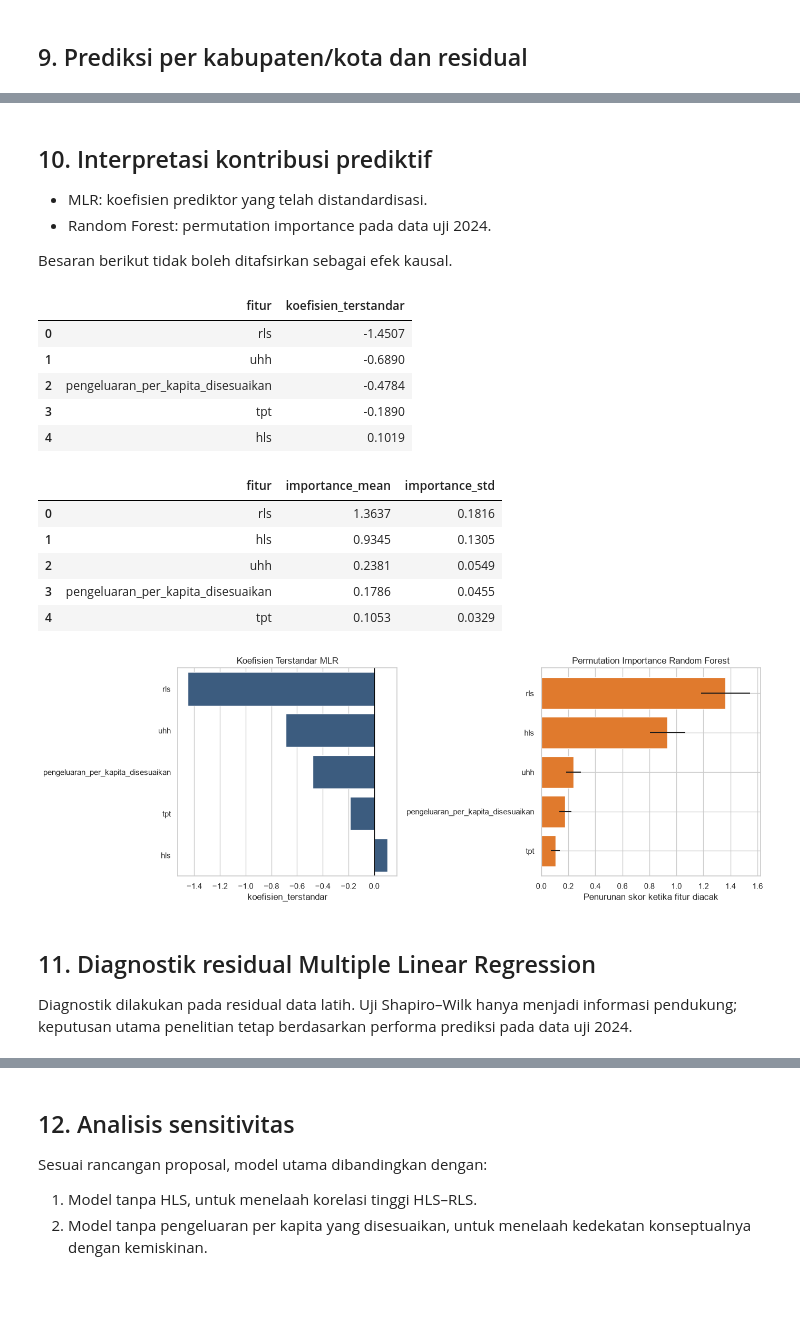
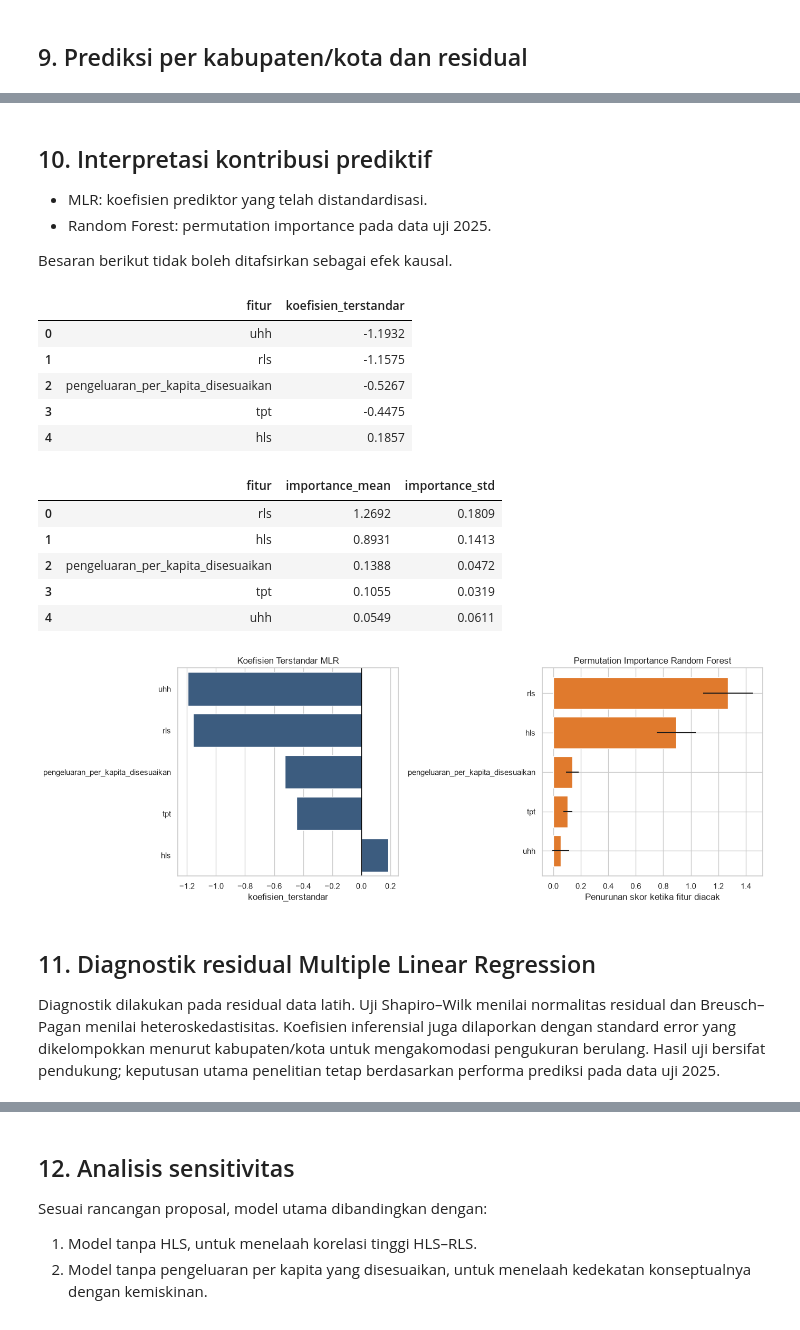
Before and after one commit to SYFDNNN/Kemiskinan-Jawa-Tengah-2020-2025, a Jupyter notebook: notebooks/pemodelan_kemiskinan_jateng.ipynb, the cells around one changed output, grey strips where cells are left out. Cells and saved outputs as stored; diff of their text form; code cells hidden in the pictures; blank space fills up the shorter version.

```diff
--- a/notebooks/pemodelan_kemiskinan_jateng.ipynb
+++ b/notebooks/pemodelan_kemiskinan_jateng.ipynb
@@ -461,18 +577,18 @@ VIF di atas 5 perlu ditelaah, bukan otomatis menjadi alasan menghapus fitur.
 Tidak digunakan pembagian acak karena observasi mempunyai dimensi waktu.
 # %%
 model_data = master.sort_values(["tahun", "kode_wilayah"]).reset_index(drop=True)
-train_df = model_data.loc[model_data["tahun"] <= 2023].reset_index(drop=True)
-test_df = model_data.loc[model_data["tahun"] == 2024].reset_index(drop=True)
+train_df = model_data.loc[model_data["tahun"] <= 2024].reset_index(drop=True)
+test_df = model_data.loc[model_data["tahun"] == 2025].reset_index(drop=True)
 
 X_train = train_df[FEATURES]
 y_train = train_df[TARGET]
 X_test = test_df[FEATURES]
 y_test = test_df[TARGET]
 
-assert len(train_df) == 140
+assert len(train_df) == 175
 assert len(test_df) == 35
-assert set(train_df["tahun"].unique()) == {2020, 2021, 2022, 2023}
-assert set(test_df["tahun"].unique()) == {2024}
+assert set(train_df["tahun"].unique()) == {2020, 2021, 2022, 2023, 2024}
+assert set(test_df["tahun"].unique()) == {2025}
 
 print("Data latih:", X_train.shape, "| Data uji:", X_test.shape)
 # %% [output]
@@ -501,7 +618,7 @@ mlr.fit(X_train, y_train)
 
 train_year_array = train_df["tahun"].to_numpy()
 expanding_year_splits = []
-for validation_year in [2021, 2022, 2023]:
+for validation_year in [2021, 2022, 2023, 2024]:
     train_indices = np.where(train_year_array < validation_year)[0]
     validation_indices = np.where(train_year_array == validation_year)[0]
     expanding_year_splits.append((train_indices, validation_indices))
@@ -515,18 +632,28 @@ rf_parameter_space = {
 }
 
 rf_search = RandomizedSearchCV(
-    estimator=RandomForestRegressor(random_state=RANDOM_STATE, n_jobs=-1),
+    estimator=RandomForestRegressor(random_state=RANDOM_STATE, n_jobs=1),
     param_distributions=rf_parameter_space,
     n_iter=20,
     scoring="neg_mean_absolute_error",
     cv=expanding_year_splits,
     random_state=RANDOM_STATE,
-    n_jobs=-1,
+    n_jobs=1,
     refit=True,
     return_train_score=True,
 )
 rf_search.fit(X_train, y_train)
 rf_best = rf_search.best_estimator_
+rf_validation_results = (
+    pd.DataFrame(rf_search.cv_results_)
+    .assign(
+        mean_validation_mae=lambda frame: -frame["mean_test_score"],
+        std_validation_mae=lambda frame: frame["std_test_score"],
+    )
+    .sort_values("rank_test_score")
+    [["rank_test_score", "mean_validation_mae", "std_validation_mae", "params"]]
+    .reset_index(drop=True)
+)
 
 print("Parameter Random Forest terbaik:")
 display(pd.Series(rf_search.best_params_, name="nilai").to_frame())
@@ -640,7 +813,7 @@ plt.show()
 ## 10. Interpretasi kontribusi prediktif
 
 - MLR: koefisien prediktor yang telah distandardisasi.
-- Random Forest: permutation importance pada data uji 2024.
+- Random Forest: permutation importance pada data uji 2025.
 
 Besaran berikut tidak boleh ditafsirkan sebagai efek kausal.
 # %%
@@ -663,7 +836,7 @@ rf_permutation = permutation_importance(
     scoring="neg_mean_absolute_error",
     n_repeats=30,
     random_state=RANDOM_STATE,
-    n_jobs=-1,
+    n_jobs=1,
 )
 permutation_table = (
     pd.DataFrame(
@@ -680,48 +853,49 @@ permutation_table = (
 display(standardized_coefficients.drop(columns="absolut").round(4))
 display(permutation_table.round(4))
 
 fig, axes = plt.subplots(1, 2, figsize=(14, 5))
 sns.barplot(
     data=standardized_coefficients,
     x="koefisien_terstandar",
     y="fitur",
     color="#315b8a",
     ax=axes[0],
 )
 axes[0].axvline(0, color="black", linewidth=1)
 axes[0].set_title("Koefisien Terstandar MLR")
 axes[0].set_ylabel("")
 
 axes[1].barh(
     permutation_table["fitur"],
     permutation_table["importance_mean"],
     xerr=permutation_table["importance_std"],
     color="#e07a2d",
 )
 axes[1].invert_yaxis()
 axes[1].set_title("Permutation Importance Random Forest")
 axes[1].set_xlabel("Penurunan skor ketika fitur diacak")
 axes[1].set_ylabel("")
 plt.tight_layout()
+save_figure("06_interpretasi_fitur.png")
 plt.show()
 # %% [output]
 |  | fitur | koefisien_terstandar |
-| 0 | rls | -1.4507 |
-| 1 | uhh | -0.6890 |
-| 2 | pengeluaran_per_kapita_disesuaikan | -0.4784 |
-| 3 | tpt | -0.1890 |
-| 4 | hls | 0.1019 |
+| 0 | uhh | -1.1932 |
+| 1 | rls | -1.1575 |
+| 2 | pengeluaran_per_kapita_disesuaikan | -0.5267 |
+| 3 | tpt | -0.4475 |
+| 4 | hls | 0.1857 |
 |  | fitur | importance_mean | importance_std |
-| 0 | rls | 1.3637 | 0.1816 |
-| 1 | hls | 0.9345 | 0.1305 |
-| 2 | uhh | 0.2381 | 0.0549 |
-| 3 | pengeluaran_per_kapita_disesuaikan | 0.1786 | 0.0455 |
-| 4 | tpt | 0.1053 | 0.0329 |
+| 0 | rls | 1.2692 | 0.1809 |
+| 1 | hls | 0.8931 | 0.1413 |
+| 2 | pengeluaran_per_kapita_disesuaikan | 0.1388 | 0.0472 |
+| 3 | tpt | 0.1055 | 0.0319 |
+| 4 | uhh | 0.0549 | 0.0611 |
-[figure, old version]
+[figure, new version]
 # %% [markdown]
 ## 11. Diagnostik residual Multiple Linear Regression
 
-Diagnostik dilakukan pada residual data latih. Uji Shapiro–Wilk hanya menjadi informasi pendukung; keputusan utama penelitian tetap berdasarkan performa prediksi pada data uji 2024.
+Diagnostik dilakukan pada residual data latih. Uji Shapiro–Wilk menilai normalitas residual dan Breusch–Pagan menilai heteroskedastisitas. Koefisien inferensial juga dilaporkan dengan standard error yang dikelompokkan menurut kabupaten/kota untuk mengakomodasi pengukuran berulang. Hasil uji bersifat pendukung; keputusan utama penelitian tetap berdasarkan performa prediksi pada data uji 2025.
 # %%
 train_fitted_mlr = mlr.predict(X_train)
 train_residual_mlr = y_train.to_numpy() - train_fitted_mlr
```
Also changed, not shown: parts of 24 cells of this notebook, 42 other files.
